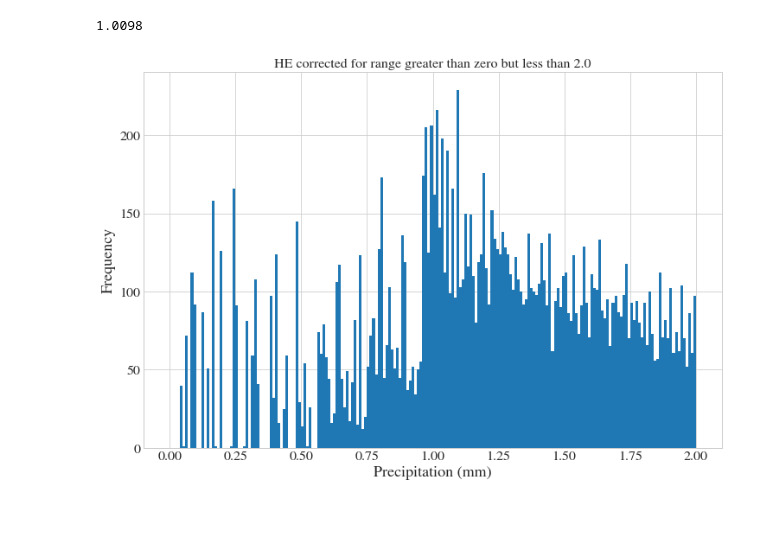
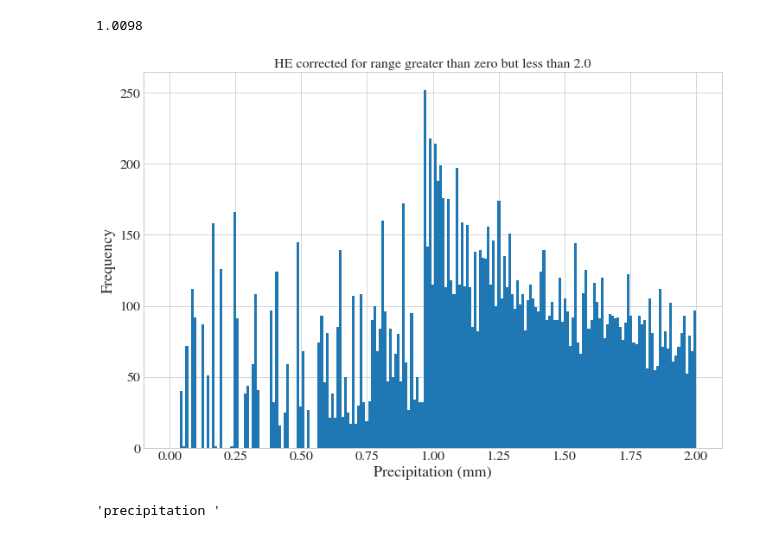
Before and after one commit to ingridingemarsson/geostat-masters-thesis, a Jupyter notebook: notebooks/compare_gauge_he_preds.ipynb, the cells around one changed output. Cells and saved outputs as stored; diff of their text form; code cells hidden in the pictures.

Commit message:
working on thesis figures

```diff
--- a/notebooks/compare_gauge_he_preds.ipynb
+++ b/notebooks/compare_gauge_he_preds.ipynb
@@ -599,13 +595,18 @@ HE_bins[np.argmax(HE_freqs)]
 # %% [output]
 1.0098
 # %%
-HE_bins=np.linspace(0,2,201)
+HE_bins=np.linspace(0,2,200)
 fig, ax = plt.subplots(figsize=(12,8))
 ax.hist(dat[dat>0.0], bins=HE_bins)
 #ax.set_yscale('log')
 ax.set_ylabel('Frequency')
 ax.set_xlabel('Precipitation (mm)')
 ax.set_title('HE corrected for range greater than zero but less than 2.0')
 plt.show()
 # %% [output]
-[figure, old version]
+[figure, new version]
+# %%
+unit
+quantity[:-4]
+# %% [output]
+'precipitation '
```
Also changed, not shown: parts of 11 cells of this notebook, 2 other files.
